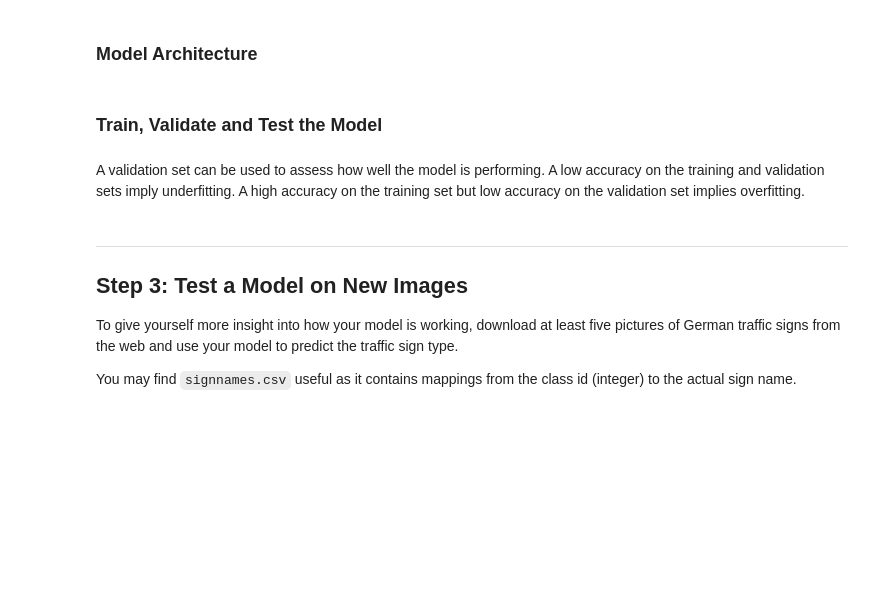
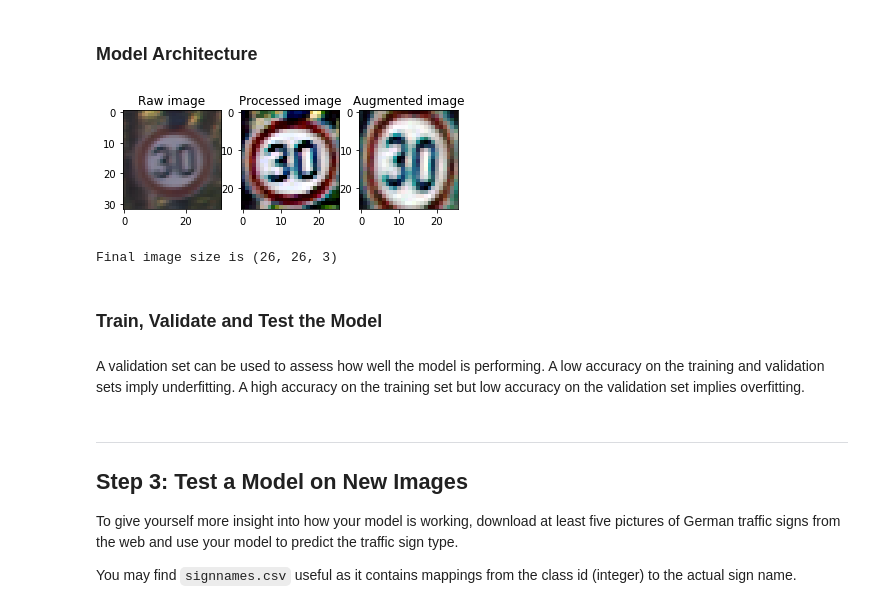
Before and after one commit to SherazT/UdacityP2, a Jupyter notebook: Traffic_Sign_Classifier.ipynb, the cells around one changed output. Drawn from its saved outputs; the diff is of its cells as text; code cells hidden in the pictures; blank space fills up the shorter version.

```diff
--- a/Traffic_Sign_Classifier.ipynb
+++ b/Traffic_Sign_Classifier.ipynb
@@ -329,3 +175,78 @@ NameError: name 'cv2' is not defined
+# %%
+### Define your architecture here.
+### Feel free to use as many code cells as needed.
+def show3img(img, img1, img2):
+    plt.figure(figsize=(6, 2))
+    plt.subplot(1, 3, 1)
+    plt.imshow(img)
+    plt.title("Raw image")
+    plt.subplot(1, 3, 2)
+    plt.imshow(img1)
+    plt.title("Processed image")
+    plt.subplot(1, 3, 3)
+    plt.imshow(img2)
+    plt.title("Augmented image")
+    plt.show()
+
+def eq_Hist(img):
+    #Histogram Equalization
+    img2=img.copy()
+    img2[:, :, 0] = cv2.equalizeHist(img[:, :, 0])
+    img2[:, :, 1] = cv2.equalizeHist(img[:, :, 1])
+    img2[:, :, 2] = cv2.equalizeHist(img[:, :, 2])
+    return img2
+
+def scale_img(img):
+    img2=img.copy()
+    sc_y=0.4*np.random.rand()+1.0
+    img2=cv2.resize(img, None, fx=1, fy=sc_y, interpolation = cv2.INTER_CUBIC)
+    c_x,c_y, sh = int(img2.shape[0]/2), int(img2.shape[1]/2), int(img_size/2)
+    return img2
+
+def crop(img, mar=0):
+    c_x,c_y, sh = int(img.shape[0]/2), int(img.shape[1]/2), int(img_size/2-mar)
+    return img[(c_x-sh):(c_x+sh),(c_y-sh):(c_y+sh)]
+
+def rotate_img(img):
+    c_x,c_y = int(img.shape[0]/2), int(img.shape[1]/2)
+    ang = 30.0*np.random.rand()-15
+    Mat = cv2.getRotationMatrix2D((c_x, c_y), ang, 1.0)
+    return cv2.warpAffine(img, Mat, img.shape[:2])
+
+def sharpen_img(img):
+    gb = cv2.GaussianBlur(img, (5,5), 20.0)
+    return cv2.addWeighted(img, 2, gb, -1, 0)
+#Compute linear image transformation ing*s+m
+def lin_img(img,s=1.0,m=0.0):
+    img2=cv2.multiply(img, np.array([s]))
+    return cv2.add(img2, np.array([m]))
+
+#Change image contrast; s>1 - increase
+def contr_img(img, s=1.0):
+    m=127.0*(1.0-s)
+    return lin_img(img, s, m)
+
+def transform_img(img):
+    img2=sharpen_img(img)
+    img2=crop(img2,3)
+    img2=contr_img(img2, 1.5)
+    return eq_Hist(img2)
+
+def augment_img(img):
+    img=contr_img(img, 1.8*np.random.rand()+0.2)
+    img=rotate_img(img)
+    img=scale_img(img)
+    return transform_img(img)
+
+x_selected = X_train[y_train == 1]
+im=x_selected[60, :, :, :]
+imp=contr_img(im, 0.5)
+
+show3img(im, transform_img(im), augment_img(im))
+print("Final image size is", transform_img(im).shape)
+# %% [output]
+[figure, added]
+Final image size is (26, 26, 3)
 # %% [markdown]
 ### Train, Validate and Test the Model
 # %% [markdown]
```
Also changed, not shown: parts of 10 cells of this notebook.
